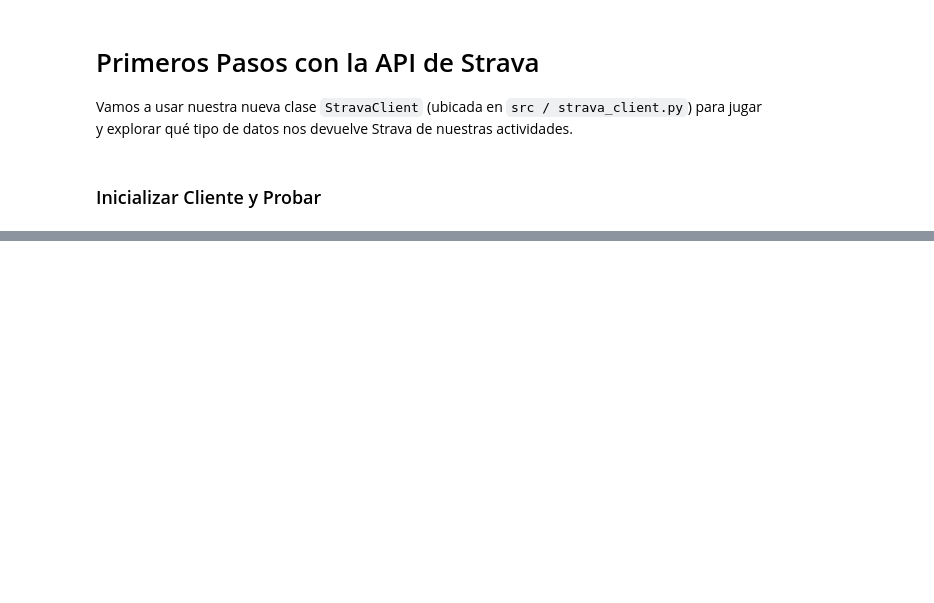
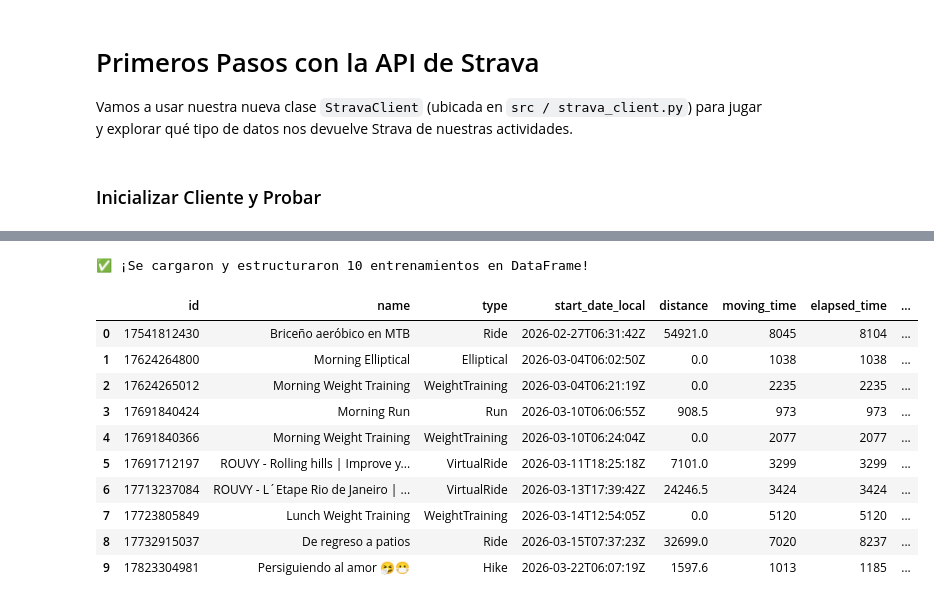
Before and after one commit to HarryVargas96/performance-metrics-engine, a Jupyter notebook: notebooks/1_api_exploration.ipynb, the cells around one changed output, grey strips where cells are left out. Cells and saved outputs as stored; diff of their text form; code cells hidden in the pictures; blank space fills up the shorter version.

```diff
--- a/notebooks/1_api_exploration.ipynb
+++ b/notebooks/1_api_exploration.ipynb
@@ -57,0 +31,12 @@ Actividades encontradas: 10
+# %%
+client = StravaClient()
+df_activities = client.get_recent_activities(days=30, return_dataframe=True)
+
+if df_activities is not None and not df_activities.empty:
+    print(f"✅ ¡Se cargaron y estructuraron {len(df_activities)} entrenamientos en DataFrame!")
+
+    # Visualizamos toda la tabla (Jupyter la pintará muy elegante por ser un DataFrame)
+    display(df_activities)
+else:
+    print("No hay actividades recientes o hubo un error al extraerlas.")
+# %% [output]
@@ -57,0 +46,12 @@ Actividades encontradas: 10
+✅ ¡Se cargaron y estructuraron 10 entrenamientos en DataFrame!
+|  | id | name | type | start_date_local | distance | moving_time | elapsed_time | ... |
+| 0 | 17541812430 | Briceño aeróbico en MTB | Ride | 2026-02-27T06:31:42Z | 54921.0 | 8045 | 8104 | ... |
+| 1 | 17624264800 | Morning Elliptical | Elliptical | 2026-03-04T06:02:50Z | 0.0 | 1038 | 1038 | ... |
+| 2 | 17624265012 | Morning Weight Training | WeightTraining | 2026-03-04T06:21:19Z | 0.0 | 2235 | 2235 | ... |
+| 3 | 17691840424 | Morning Run | Run | 2026-03-10T06:06:55Z | 908.5 | 973 | 973 | ... |
+| 4 | 17691840366 | Morning Weight Training | WeightTraining | 2026-03-10T06:24:04Z | 0.0 | 2077 | 2077 | ... |
+| 5 | 17691712197 | ROUVY - Rolling hills | Improve y... | VirtualRide | 2026-03-11T18:25:18Z | 7101.0 | 3299 | 3299 | ... |
+| 6 | 17713237084 | ROUVY - L´Etape Rio de Janeiro | ... | VirtualRide | 2026-03-13T17:39:42Z | 24246.5 | 3424 | 3424 | ... |
+| 7 | 17723805849 | Lunch Weight Training | WeightTraining | 2026-03-14T12:54:05Z | 0.0 | 5120 | 5120 | ... |
+| 8 | 17732915037 | De regreso a patios | Ride | 2026-03-15T07:37:23Z | 32699.0 | 7020 | 8237 | ... |
+| 9 | 17823304981 | Persiguiendo al amor 🤧😷 | Hike | 2026-03-22T06:07:19Z | 1597.6 | 1013 | 1185 | ... |
```
Also changed, not shown: parts of 11 cells of this notebook, 19 other files.
